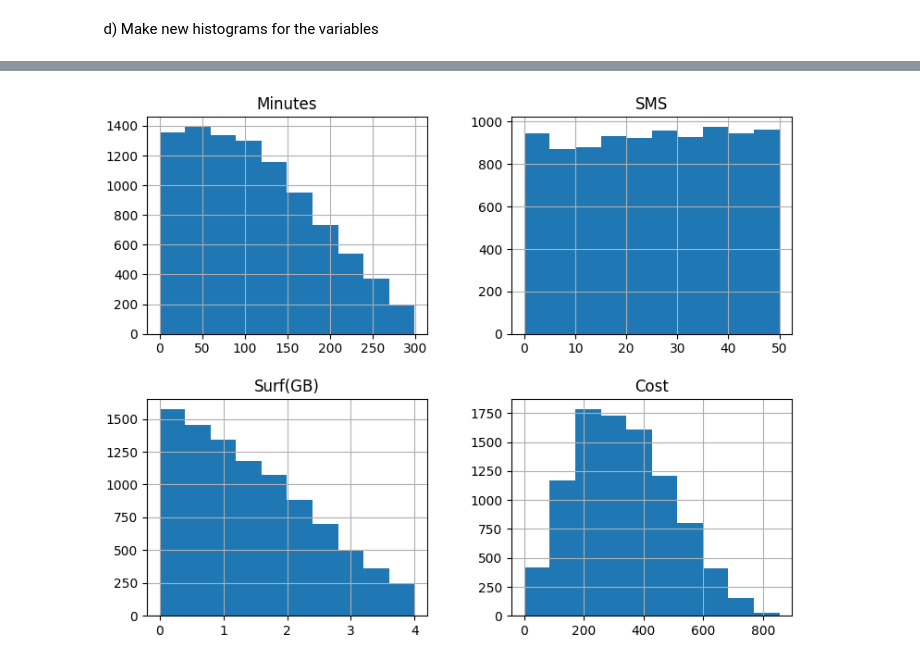
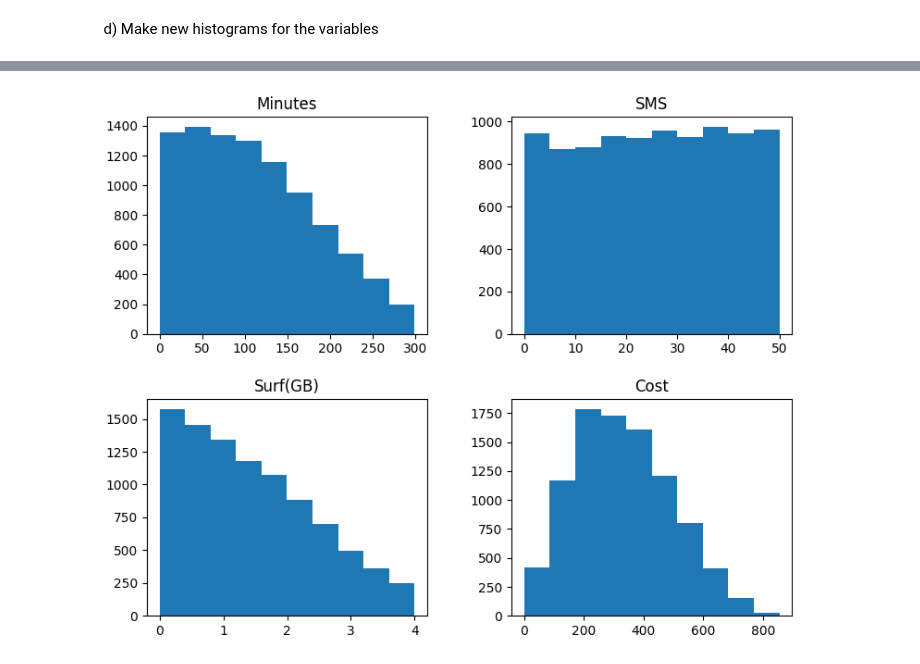
Before and after one commit to VineelaNedunuri/Machine-learning, a Jupyter notebook: Exercises/E00_linear_regression.ipynb, the cells around one changed output, grey strips where cells are left out. Cells and saved outputs as stored; diff of their text form; code cells hidden in the pictures.

```diff
--- a/Exercises/E00_linear_regression.ipynb
+++ b/Exercises/E00_linear_regression.ipynb
@@ -318,3 +318,5 @@ df.head()
 | 4 | 1 | 76.584663 | 29.143468 | 0.535679 | 154.615402 |
 # %% [markdown]
 &nbsp; b) Make histograms for each of the explanatory variables $x_1, x_2, x_3$ and the response variable $y$
+# %%
+df.pop('Intercept')
@@ -334,4 +347,5 @@ Surf = df.query('`Surf(GB)` < 4')
 # %%
-df= df.query('`Surf(GB)` < 4 &  `Minutes`<300 &  `Cost`>0')
-df.head()
+# Filter DataFrame using constraints
+constraints= df.query('`Surf(GB)` < 4 &  `Minutes`<300 &  `Cost`>0')
+constraints.head()
 # %% [output]
@@ -347,11 +386,7 @@ df.head()
 # %%
 fig, ax = plt.subplots(2,2,figsize=(9,7)) # shows the figure size
-
-df.hist("Minutes", ax=ax[0, 0])
-df.hist("SMS", ax=ax[0, 1])
-df.hist("Surf(GB)", ax=ax[1, 0])
-df.hist("Cost", ax=ax[1, 1])
+constraints.hist(ax=ax,grid = False)
 
 plt.show()
 # %% [output]
-[figure, old version]
+[figure, new version]
```
Also changed, not shown: parts of 27 cells of this notebook.
